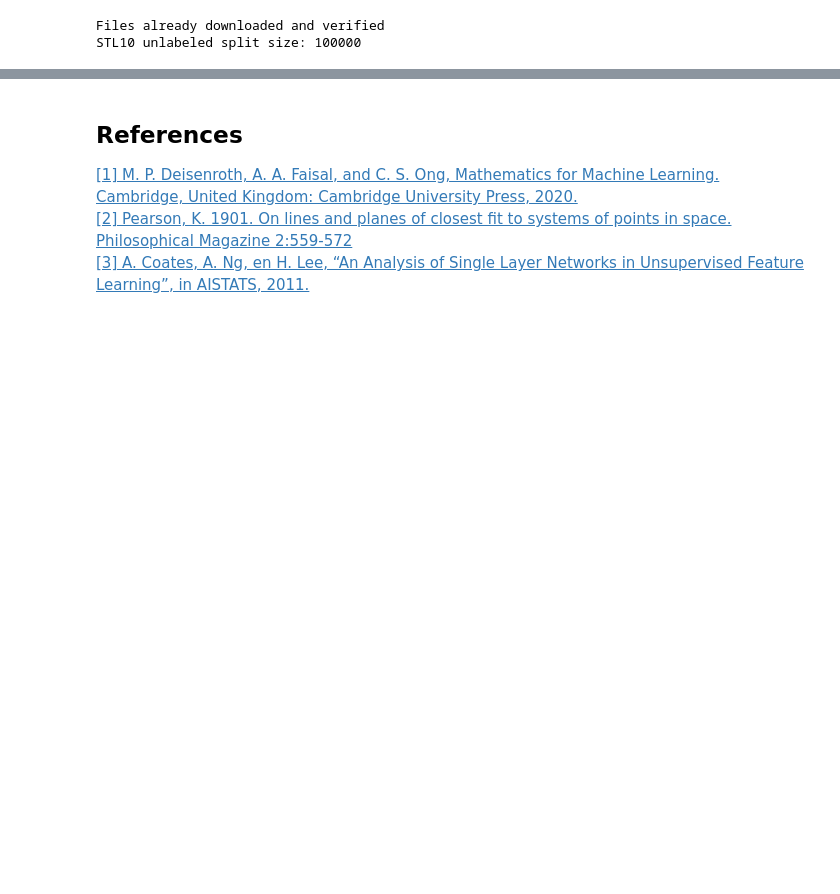
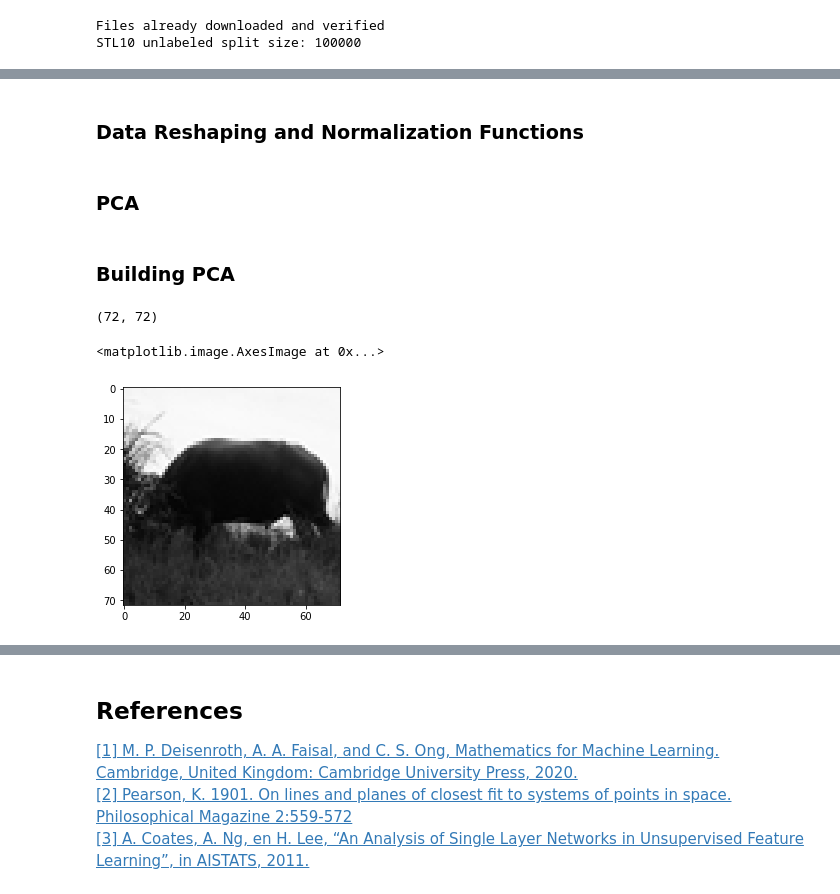
Before and after one commit to peeeyow/stl10-pca-gmm-experiment, a Jupyter notebook: stl10_pca_gmm_experiment.ipynb, the cells around one changed output, grey strips where cells are left out. Saved outputs shown, nothing was run; the diff lists cells and outputs as text; code cells hidden in the pictures; blank space fills up the shorter version.

```diff
--- a/stl10_pca_gmm_experiment.ipynb
+++ b/stl10_pca_gmm_experiment.ipynb
@@ -74,2 +68,4 @@ def plot_sample(data, indices, title):
 
     plt.tight_layout()
+# %% [markdown]
+### Data Reshaping and Normalization Functions
@@ -75,0 +126,2 @@ def plot_sample(data, indices, title):
+# %% [markdown]
+### PCA
@@ -75,0 +216,10 @@ def plot_sample(data, indices, title):
+# %% [markdown]
+### Building PCA
+# %%
+plt.figure()
+print(data[0].shape)
+plt.imshow(data[0], cmap="gray")
+# %% [output]
+(72, 72)
+<matplotlib.image.AxesImage at 0x...>
+[figure, added]
```
Also changed, not shown: parts of 10 cells of this notebook.
